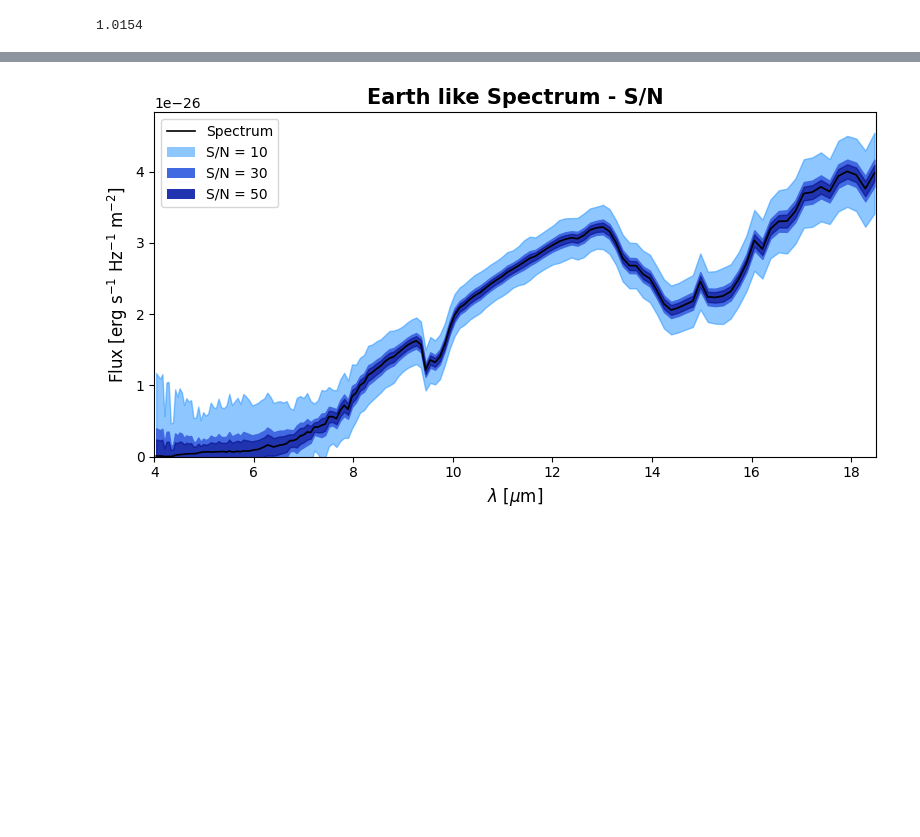
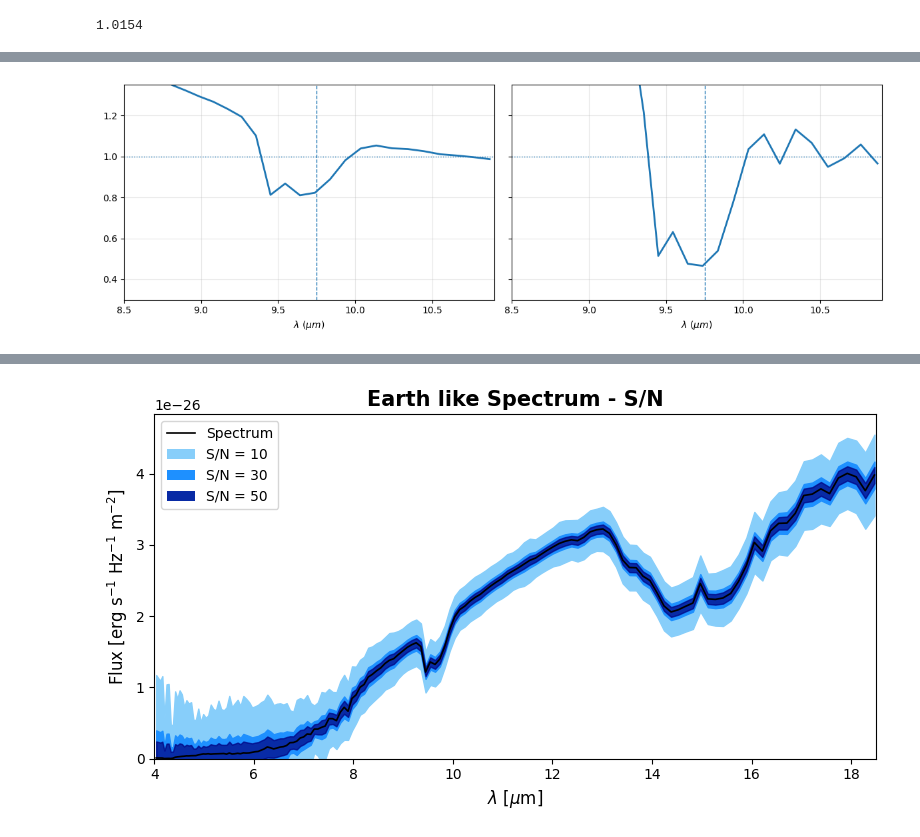
Before and after one commit to Tim171717/Semester_Project_Too, a Jupyter notebook: Testing.ipynb, the cells around one changed output, grey strips where cells are left out. Drawn from its saved outputs; the diff is of its cells as text; code cells hidden in the pictures; blank space fills up the shorter version.

```diff
--- a/Testing.ipynb
+++ b/Testing.ipynb
@@ -1141,0 +1157,96 @@ plt.show()
+# %%
+import numpy as np
+import matplotlib.pyplot as plt
+
+def continuum_linear(wl, flux, left_band=(9.2, 9.6), right_band=(10.4, 10.8)):
+    """
+    Estimate local continuum across the 10 µm feature by fitting a straight line
+    to two sidebands (left_band and right_band).
+    Returns continuum evaluated at all wl.
+    """
+    wl = np.asarray(wl)
+    flux = np.asarray(flux)
+
+    m_left = (wl >= left_band[0]) & (wl <= left_band[1])
+    m_right = (wl >= right_band[0]) & (wl <= right_band[1])
+    m = m_left | m_right
+    if m.sum() < 2:
+        raise ValueError("Not enough points in continuum bands. Widen the sidebands.")
+
+    # Linear fit: flux ≈ a*wl + b
+    a, b = np.polyfit(wl[m], flux[m], 1)
+    return a * wl + b
+
+def feature_depth_at(wl, flux, wl0=10.0, left_band=(9.2, 9.6), right_band=(10.4, 10.8)):
+    """
+    Relative absorption depth at wl0:
+        depth = (Fc(wl0) - F(wl0)) / Fc(wl0) = 1 - F/Fc
+    Uses linear continuum from the two sidebands.
+    """
+    wl = np.asarray(wl)
+    flux = np.asarray(flux)
+    cont = continuum_linear(wl, flux, left_band, right_band)
+
+    F0 = np.interp(wl0, wl, flux)
+    Fc0 = np.interp(wl0, wl, cont)
+    depth = (Fc0 - F0) / Fc0
+    return depth, cont
+
+def plot_relative_depth_side_by_side(
+    wl1, f1, wl2, f2,
+    labels=("Earthlike", "P10"),
+    wl0=10.0,
+    left_band=(9.2, 9.6),
+    right_band=(10.4, 10.8),
+    xwin=(8.5, 12.0),
+):
+    """
+    Makes two side-by-side plots around 10 µm with flux normalized by the local continuum
+    so the relative absorption depth is directly comparable.
+    """
+    d1, c1 = feature_depth_at(wl1, f1, wl0, left_band, right_band)
+    d2, c2 = feature_depth_at(wl2, f2, wl0, left_band, right_band)
+
+    wl1 = np.asarray(wl1); f1 = np.asarray(f1); c1 = np.asarray(c1)
+    wl2 = np.asarray(wl2); f2 = np.asarray(f2); c2 = np.asarray(c2)
+
+    n1 = f1 / c1
+    n2 = f2 / c2
+
+    fig, ax = plt.subplots(1, 2, figsize=(12, 4), sharey=True)
+
+    for a, wl, n, depth, lab in [
+        (ax[0], wl1, n1, d1, labels[0]),
+        (ax[1], wl2, n2, d2, labels[1]),
+    ]:
+        m = (wl >= xwin[0]) & (wl <= xwin[1])
+        a.plot(wl[m], n[m], lw=2)
+        a.axvline(wl0, ls="--", lw=1)
+        a.axhline(1.0, ls=":", lw=1)
+        a.set_xlim(*xwin)
+        a.set_xlabel(r"$\lambda\ (\mu m)$")
+        a.grid(True, alpha=0.3)
+
+
+    # Tight y-range to emphasize relative depth (adjust if needed)
+    ax[0].set_ylim(0.3, 1.35)
+
+    plt.tight_layout()
+    plt.savefig('AFD_comp.png', bbox_inches='tight', dpi=300)
+    plt.show()
+
+    return (d1, d2)
+
+# -------------------------
+# Example usage:
+depths = plot_relative_depth_side_by_side(
+    wavelength1, amplitude1, wavelength2, amplitude2,
+    labels=("Earthlike", "P10"),
+    wl0=9.75,
+    left_band=(9.2, 9.6),
+    right_band=(10.4, 10.8),
+    xwin=(8.5, 10.9),
+)
+print("Depths:", depths)
+# %% [output]
+[figure, added]
```
Also changed, not shown: parts of 42 cells of this notebook, 11 other files.
